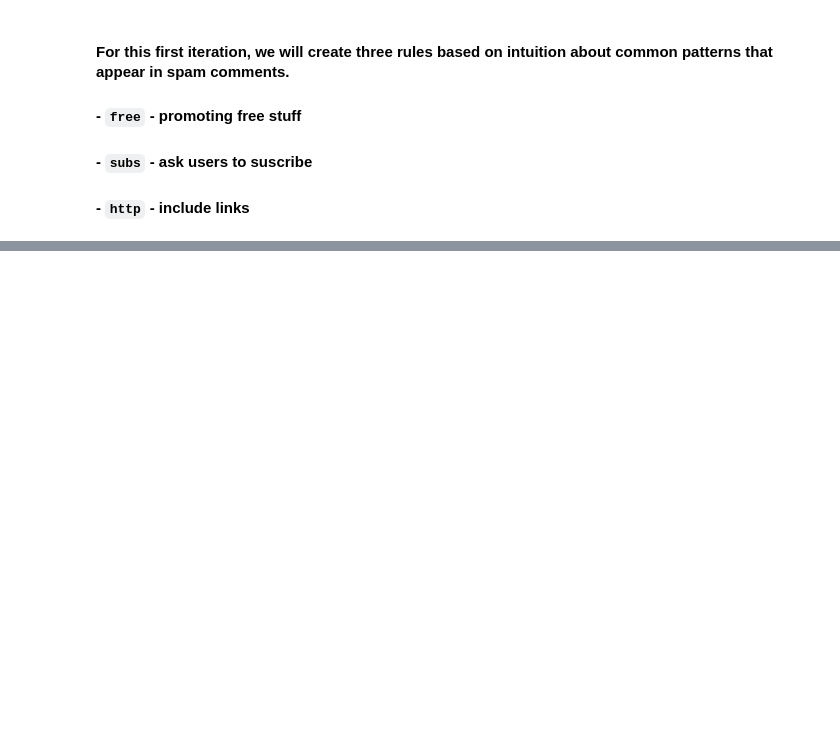
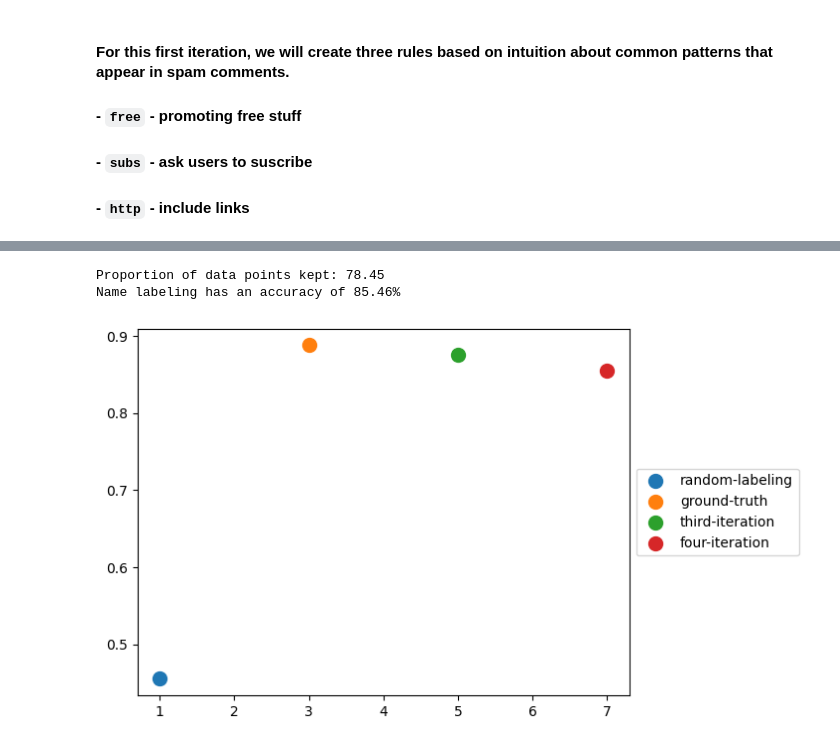
Before and after one commit to jaavilopezz8/spam-comment-classification, a Jupyter notebook: notebooks/data_labeling.ipynb, the cells around one changed output, grey strips where cells are left out. Saved outputs shown, nothing was run; the diff lists cells and outputs as text; code cells hidden in the pictures; blank space fills up the shorter version.

```diff
--- a/notebooks/data_labeling.ipynb
+++ b/notebooks/data_labeling.ipynb
@@ -211,0 +376,39 @@ array([ 1, -1, -1, ..., -1,  1, -1], shape=(1564,))
+# %%
+def labeling_rules_4(x):
+    x = x.lower()
+
+    not_spam_rules = [
+        "view" in x,
+        "song" in x,
+        len(x) < 30
+    ]
+
+    spam_rules = [
+        "free" in x,
+        "subs" in x,
+        "gift" in x,
+        "follow" in x,
+        "http" in x,
+        "check out" in x
+    ]
+
+    # Prioritize clear spam indicators
+    if any(spam_rules):
+        return 1
+
+    if any(not_spam_rules):
+        return 0
+
+    return -1
+
+
+try:
+    label_given_rules(X_train, labeling_rules_4, "four-iteration")
+    plot_accuracies()
+
+except ValueError:
+    print("You have not defined any rules.")
+# %% [output]
+Proportion of data points kept: 78.45
+Name labeling has an accuracy of 85.46%
+[figure, added]
```
Also changed, not shown: parts of 24 cells of this notebook.
